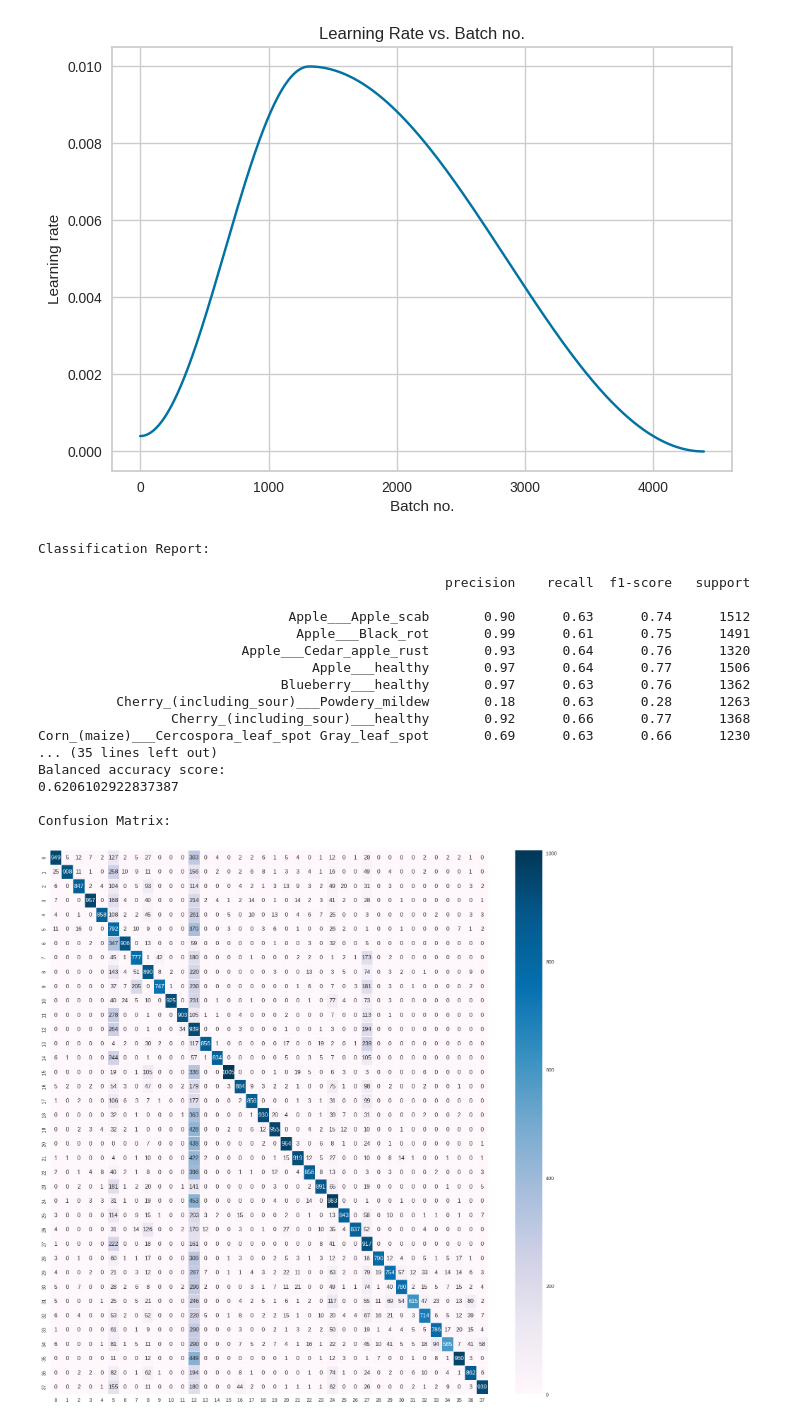
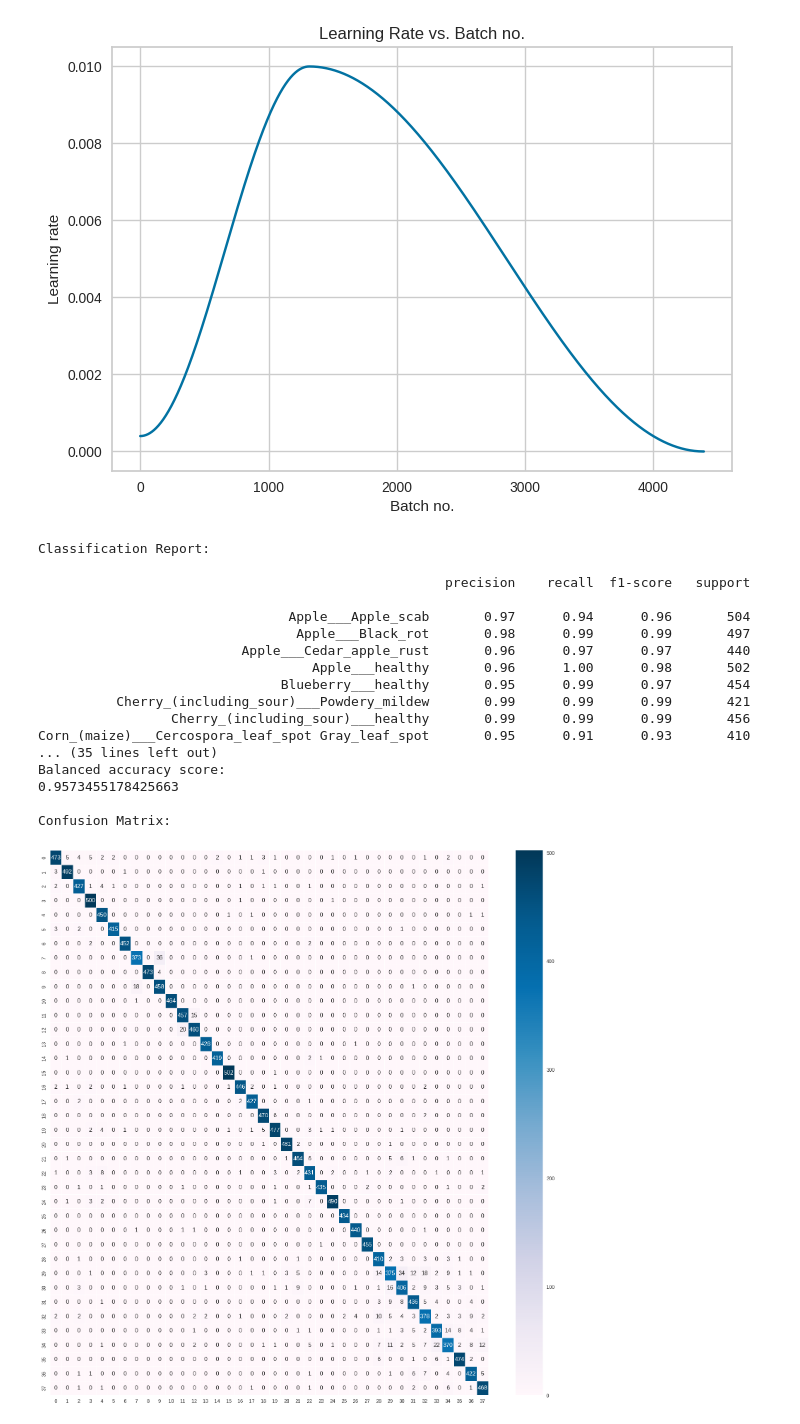
Before and after one commit to afarturc/pest_detection_ml, a Jupyter notebook: ResNetWithPlantModel.ipynb, the cells around one changed output. Drawn from its saved outputs; the diff is of its cells as text; code cells hidden in the pictures.

```diff
--- a/ResNetWithPlantModel.ipynb
+++ b/ResNetWithPlantModel.ipynb
@@ -79,9 +79,6 @@ device = get_default_device()
 train_dl = DeviceDataLoader(train_dl, device)
 valid_dl = DeviceDataLoader(valid_dl, device)
 # %%
-predictions = []
-ground_truths = []
-
 # for calculating the accuracy
 def accuracy(outputs, labels):
     _, preds = torch.max(outputs, dim=1)
@@ -95,6 +92,9 @@ def training_step(model, batch):
     return loss
 
 def validation_step(model, batch):
+    predictions = []
+    ground_truths = []
+
     images, labels = batch
     out = model(images)                        # Generate prediction
     loss = F.cross_entropy(out, labels)        # Calculate loss
@@ -102,20 +102,27 @@ def validation_step(model, batch):
 
     ## Saving predictions for the matrix confusion generation
     with torch.no_grad():
-        outputs = model(images)
-        _, predicted = torch.max(outputs, 1)
+        _, predicted = torch.max(out, 1)
 
     predictions.extend(predicted.cpu().numpy())
     ground_truths.extend(labels.cpu().numpy())
 
-    return {"val_loss": loss.detach(), "val_accuracy": acc}
+    return {"val_loss": loss.detach(), "val_accuracy": acc, "predictions": predictions, "ground_truths": ground_truths}
 
 def validation_epoch_end(outputs):
     batch_losses = [x["val_loss"] for x in outputs]
     batch_accuracy = [x["val_accuracy"] for x in outputs]
     epoch_loss = torch.stack(batch_losses).mean()       # Combine loss
     epoch_accuracy = torch.stack(batch_accuracy).mean()
-    return {"val_loss": epoch_loss, "val_accuracy": epoch_accuracy} # Combine accuracies
+
+    predictions = []
+    ground_truths = []
+
+    for x in outputs:
+        predictions.extend(x["predictions"])
+        ground_truths.extend(x["ground_truths"])
+
+    return {"val_loss": epoch_loss, "val_accuracy": epoch_accuracy, "predictions": predictions, "ground_truths": ground_truths} # Combine accuracies
 
 def epoch_end(epoch, result):
     print("Epoch [{}], last_lr: {:.5f}, train_loss: {:.4f}, val_loss: {:.4f}, val_acc: {:.4f}".format(
@@ -293,23 +297,23 @@ def obtain_performance_metrics(ground_truths, predictions):
     sns.heatmap(matrix, cmap="PuBu", annot=True, linewidths=0.5, fmt= 'd')
     plt.show()
 # %%
-obtain_performance_metrics(ground_truths, predictions)
+obtain_performance_metrics(history[-1]["ground_truths"], history[-1]["predictions"])
 # %% [output]
 Classification Report:
 
                                                     precision    recall  f1-score   support
 
-                                Apple___Apple_scab       0.90      0.63      0.74      1512
-                                 Apple___Black_rot       0.99      0.61      0.75      1491
-                          Apple___Cedar_apple_rust       0.93      0.64      0.76      1320
-                                   Apple___healthy       0.97      0.64      0.77      1506
-                               Blueberry___healthy       0.97      0.63      0.76      1362
-          Cherry_(including_sour)___Powdery_mildew       0.18      0.63      0.28      1263
-                 Cherry_(including_sour)___healthy       0.92      0.66      0.77      1368
-Corn_(maize)___Cercospora_leaf_spot Gray_leaf_spot       0.69      0.63      0.66      1230
+                                Apple___Apple_scab       0.97      0.94      0.96       504
+                                 Apple___Black_rot       0.98      0.99      0.99       497
+                          Apple___Cedar_apple_rust       0.96      0.97      0.97       440
+                                   Apple___healthy       0.96      1.00      0.98       502
+                               Blueberry___healthy       0.95      0.99      0.97       454
+          Cherry_(including_sour)___Powdery_mildew       0.99      0.99      0.99       421
+                 Cherry_(including_sour)___healthy       0.99      0.99      0.99       456
+Corn_(maize)___Cercospora_leaf_spot Gray_leaf_spot       0.95      0.91      0.93       410
 ... (35 lines left out)
 Balanced accuracy score:
-0.6206102922837387
+0.9573455178425663
 
 Confusion Matrix:
-[figure, old version]
+[figure, new version]
```
Also changed, not shown: parts of 3 cells of this notebook, 21 other files.
